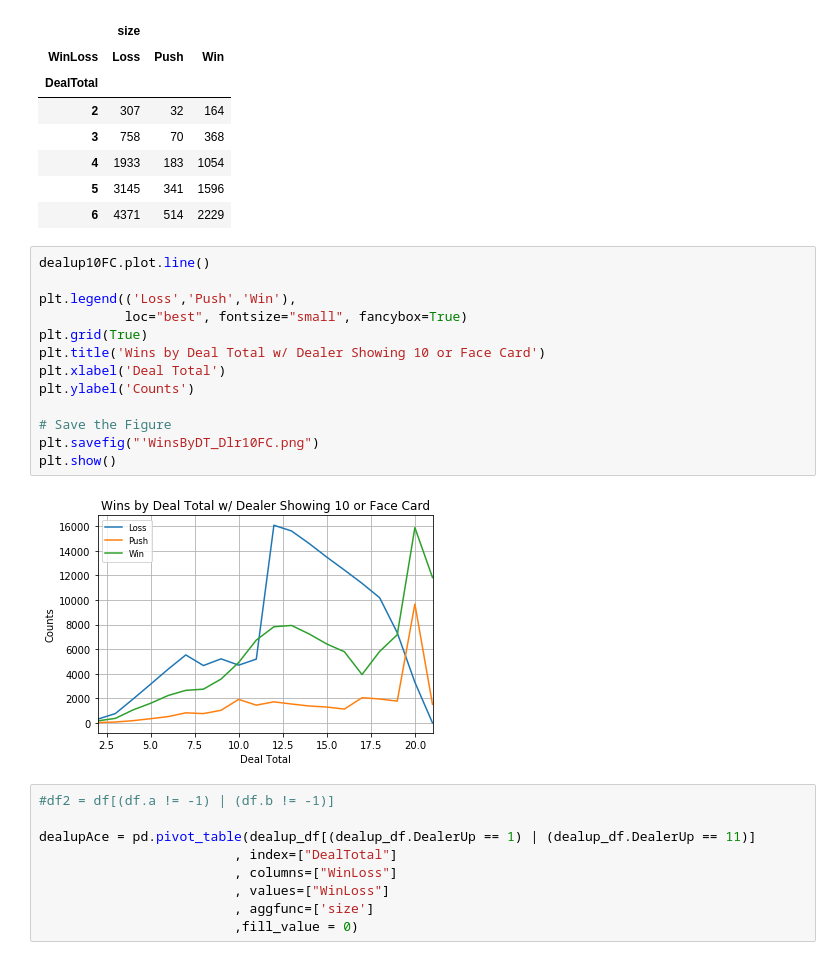
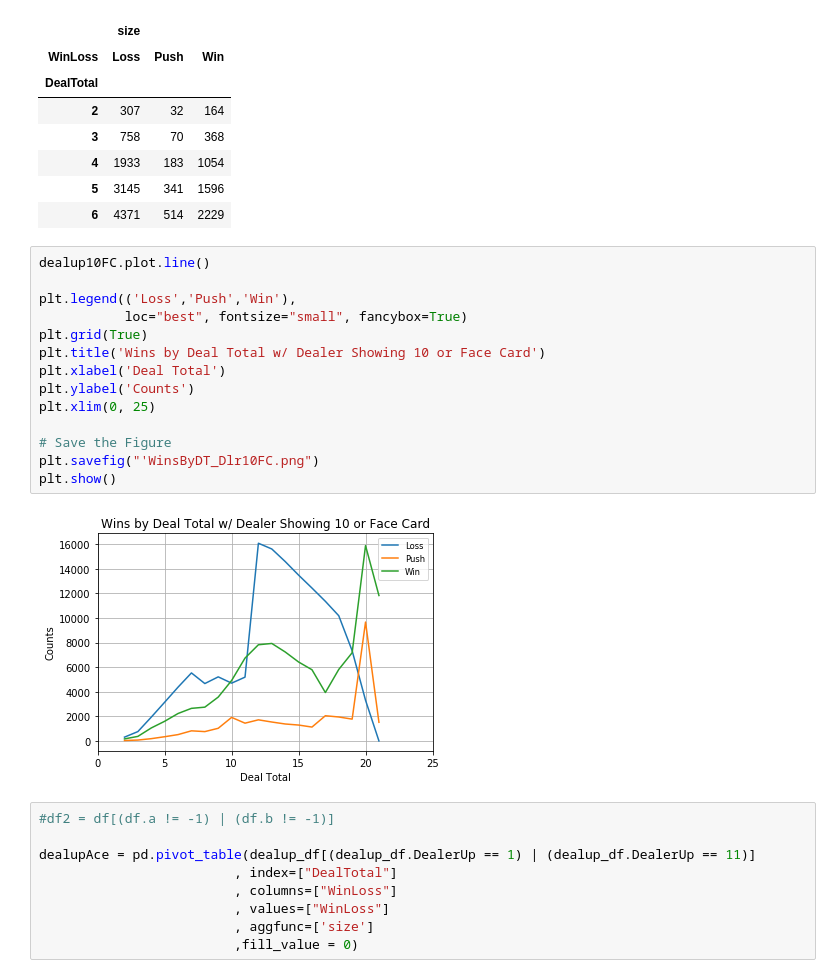
Before and after one commit to anirahul/Team_Carolina, a Jupyter notebook: blackjack(Delano).ipynb, the cells around one changed output. Drawn from its saved outputs; the diff is of its cells as text.

```diff
--- a/blackjack(Delano).ipynb
+++ b/blackjack(Delano).ipynb
@@ -123,18 +125,19 @@ dealup10FC.head()
 # %%
 dealup10FC.plot.line()
 
 plt.legend(('Loss','Push','Win'),
            loc="best", fontsize="small", fancybox=True)
 plt.grid(True)
 plt.title('Wins by Deal Total w/ Dealer Showing 10 or Face Card')
 plt.xlabel('Deal Total')
 plt.ylabel('Counts')
+plt.xlim(0, 25)
 
 # Save the Figure
 plt.savefig("'WinsByDT_Dlr10FC.png")
 plt.show()
 # %% [output]
-[figure, old version]
+[figure, new version]
 # %%
 #df2 = df[(df.a != -1) | (df.b != -1)]
 
```
Also changed, not shown: parts of 3 cells of this notebook.
